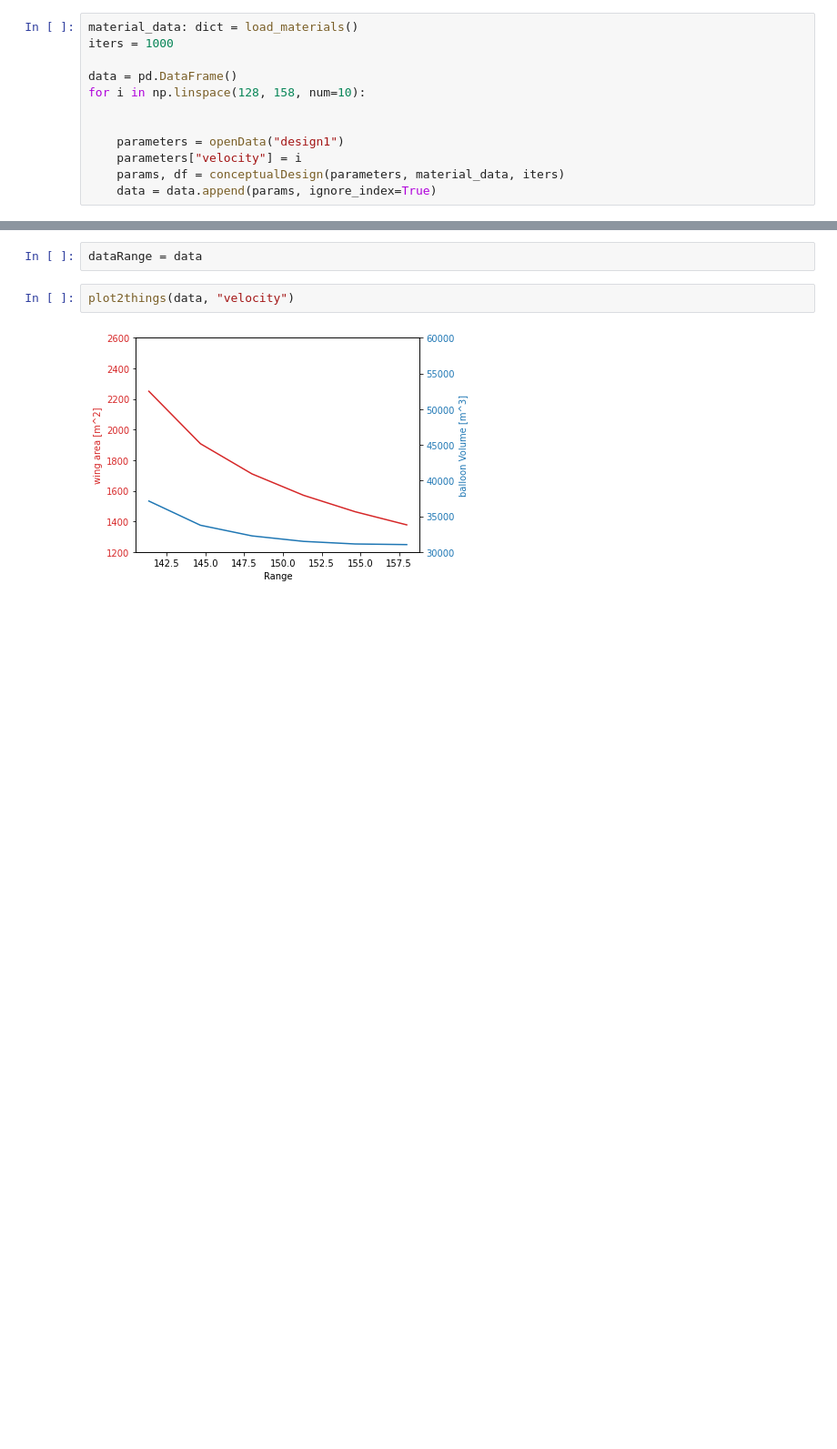
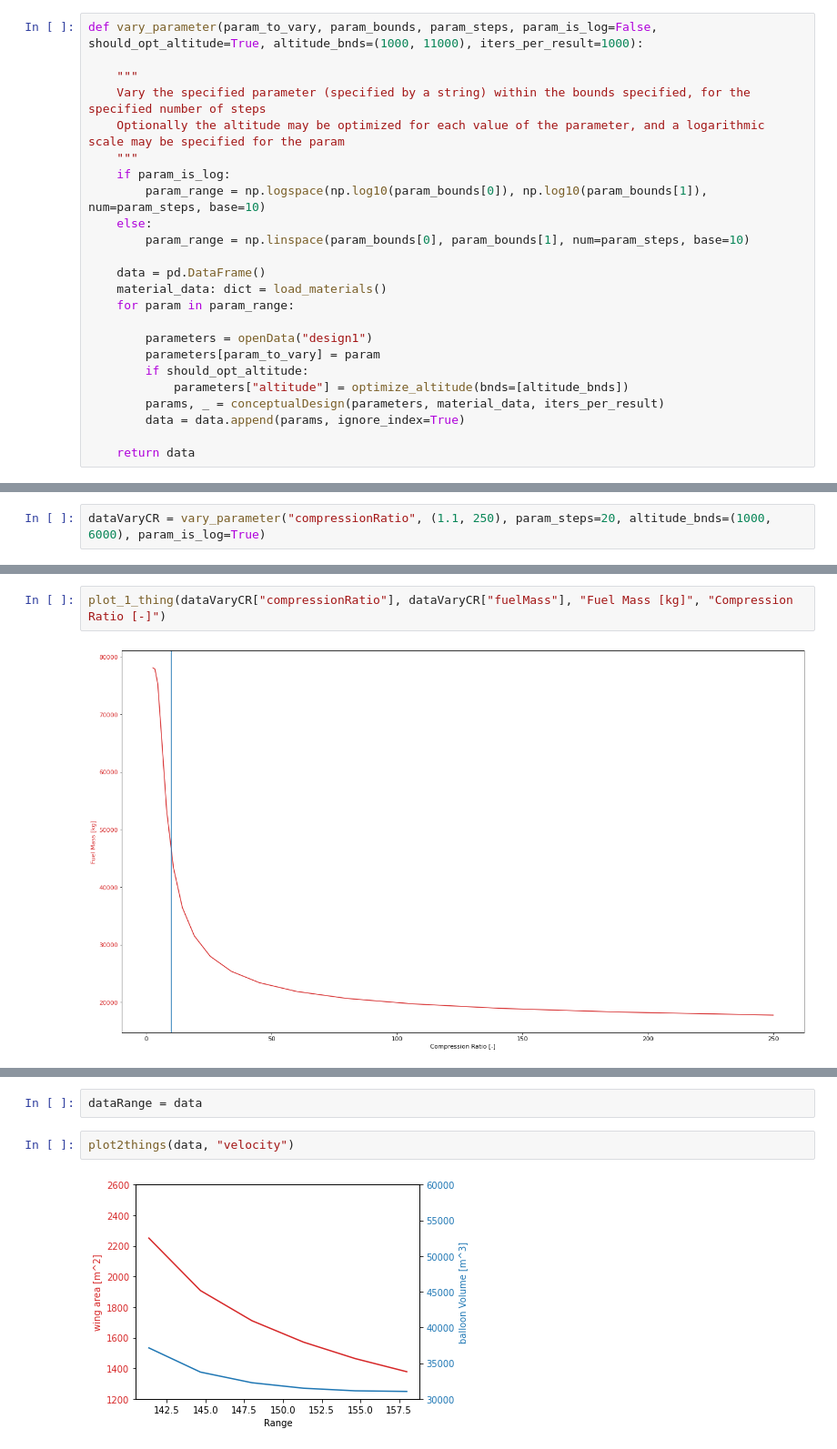
Before and after one commit to sashalikesplanes/AircraftPrelimenaryDesignTool, a Jupyter notebook: DataExploration.ipynb, the cells around one changed output, grey strips where cells are left out. Shown: that part at 91% size. Cells and saved outputs as stored; diff of their text form; blank space fills up the shorter version.

Commit message:
move plots and other misc

```diff
--- a/DataExploration.ipynb
+++ b/DataExploration.ipynb
@@ -8,12 +9,24 @@ import numpy as np
 # %%
-material_data: dict = load_materials()
-iters = 1000
+def vary_parameter(param_to_vary, param_bounds, param_steps, param_is_log=False, should_opt_altitude=True, altitude_bnds=(1000, 11000), iters_per_result=1000):
 
-data = pd.DataFrame()
-for i in np.linspace(128, 158, num=10):
+    """
+    Vary the specified parameter (specified by a string) within the bounds specified, for the specified number of steps
+    Optionally the altitude may be optimized for each value of the parameter, and a logarithmic scale may be specified for the param
+    """
+    if param_is_log:
+        param_range = np.logspace(np.log10(param_bounds[0]), np.log10(param_bounds[1]), num=param_steps, base=10)
+    else:
+        param_range = np.linspace(param_bounds[0], param_bounds[1], num=param_steps, base=10)
 
+    data = pd.DataFrame()
+    material_data: dict = load_materials()
+    for param in param_range:
 
-    parameters = openData("design1")
-    parameters["velocity"] = i
-    params, df = conceptualDesign(parameters, material_data, iters)
-    data = data.append(params, ignore_index=True)
+        parameters = openData("design1")
+        parameters[param_to_vary] = param
+        if should_opt_altitude:
+            parameters["altitude"] = optimize_altitude(bnds=[altitude_bnds])
+        params, _ = conceptualDesign(parameters, material_data, iters_per_result)
+        data = data.append(params, ignore_index=True)
+
+    return data
@@ -24,0 +33,2 @@ Diverged
+# %%
+dataVaryCR = vary_parameter("compressionRatio", (1.1, 250), param_steps=20, altitude_bnds=(1000, 6000), param_is_log=True)
@@ -24,0 +68,4 @@ Diverged
+# %%
+plot_1_thing(dataVaryCR["compressionRatio"], dataVaryCR["fuelMass"], "Fuel Mass [kg]", "Compression Ratio [-]")
+# %% [output]
+[figure, added]
```
Also changed, not shown: parts of 6 cells of this notebook, 59 other files.
